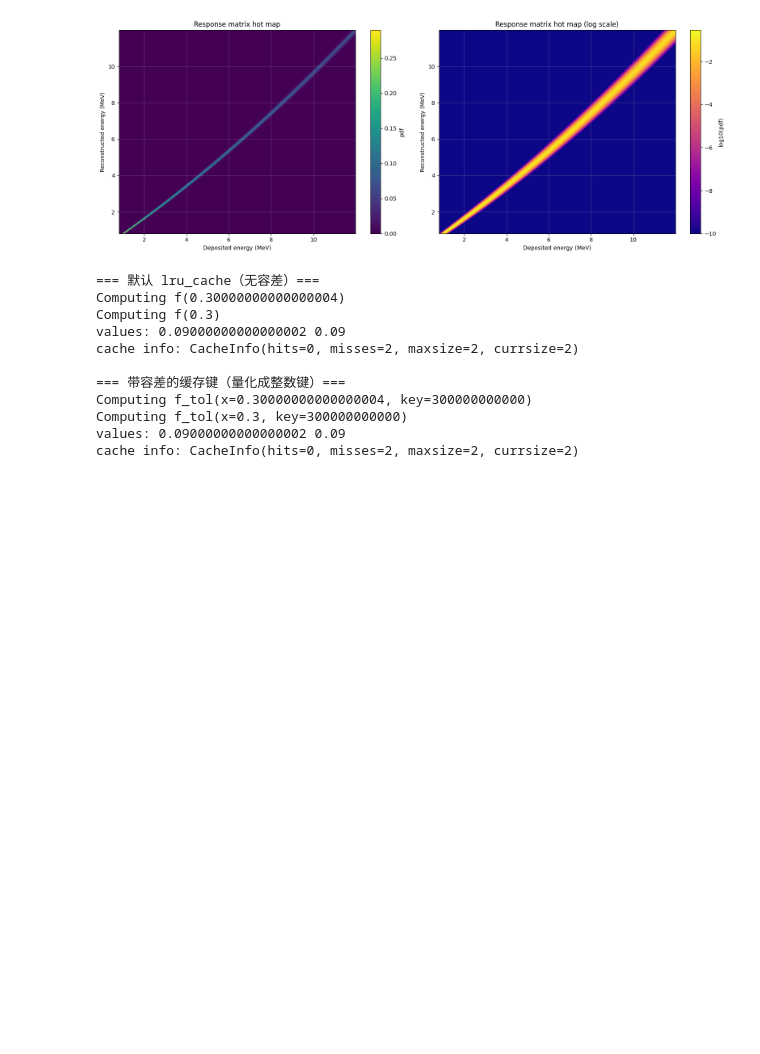
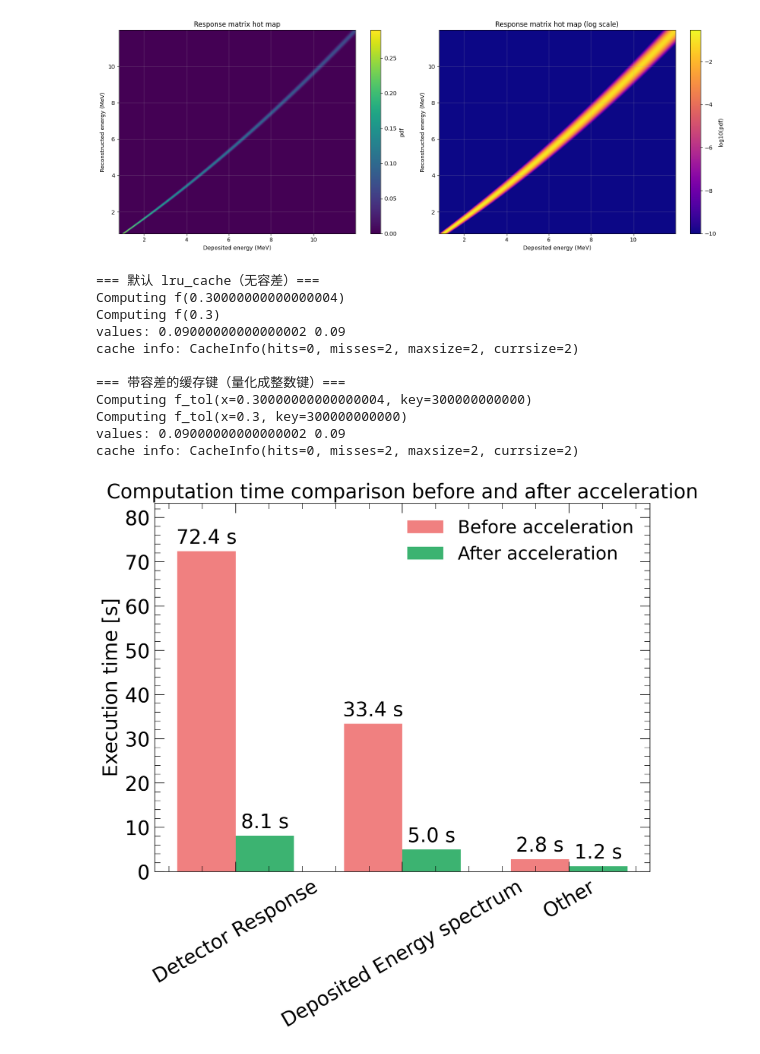
Before and after one commit to xue-525/reactor-neutrino-fitter, a Jupyter notebook: fitter/paper_figure.ipynb, the cells around one changed output. Saved outputs shown, nothing was run; the diff lists cells and outputs as text; code cells hidden in the pictures; blank space fills up the shorter version.

```diff
--- a/fitter/paper_figure.ipynb
+++ b/fitter/paper_figure.ipynb
@@ -313,3 +319,59 @@ Computing f_tol(x=0.30000000000000004, key=300000000000)
 Computing f_tol(x=0.3, key=300000000000)
 values: 0.09000000000000002 0.09
 cache info: CacheInfo(hits=0, misses=2, maxsize=2, currsize=2)
+# %%
+import matplotlib.pyplot as plt
+import numpy as np
+
+plt.style.use("fitter/lib/Paper.mplstyle")
+
+# 数据
+labels = ["Detector Response", "Deposited Energy spectrum", "Other"]
+before = [72.4, 33.4, 2.8]  # 加速前
+after = [8.1, 5.0, 1.2]  # 加速后
+
+x = np.arange(len(labels))  # x 轴位置
+width = 0.35  # 柱形宽度
+
+fig, ax = plt.subplots(figsize=(10, 10))
+
+# 绘制柱形图
+rects1 = ax.bar(
+    x - width / 2, before, width, label="Before acceleration", color="lightcoral"
+)
+rects2 = ax.bar(
+    x + width / 2, after, width, label="After acceleration", color="mediumseagreen"
+)
+
+# 添加标签、标题
+ax.set_ylabel("Execution time [s]")
+ax.set_title("Computation time comparison before and after acceleration")
+ax.set_xticks(x)
+ax.set_xticklabels(labels, rotation=30, ha="center")  # ✅ 横坐标居中显示
+ax.legend()
+
+# ✅ 调整 y 轴上限，防止最高的 72.4 超出图框
+ax.set_ylim(0, max(before) * 1.15)
+
+
+# ✅ 在柱形上方标注具体数值（带单位）
+def autolabel(rects):
+    for rect in rects:
+        height = rect.get_height()
+        ax.annotate(
+            f"{height:.1f} s",  # 加单位 s
+            xy=(rect.get_x() + rect.get_width() / 2, height),
+            xytext=(0, 4),  # 向上偏移 4 像素
+            textcoords="offset points",
+            ha="center",
+            va="bottom",
+        )
+
+
+autolabel(rects1)
+autolabel(rects2)
+
+plt.tight_layout()
+plt.show()
+# %% [output]
+[figure, added]
```
Also changed, not shown: parts of 4 cells of this notebook, 2 other files.
